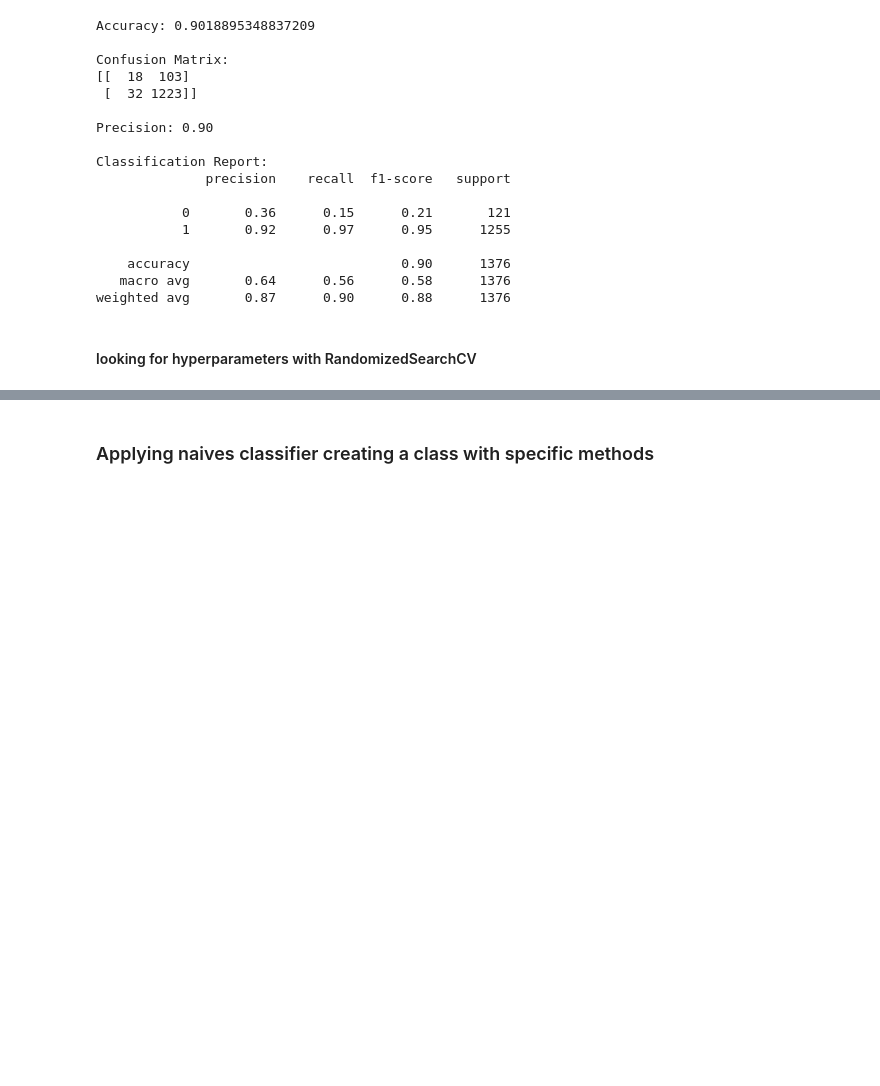
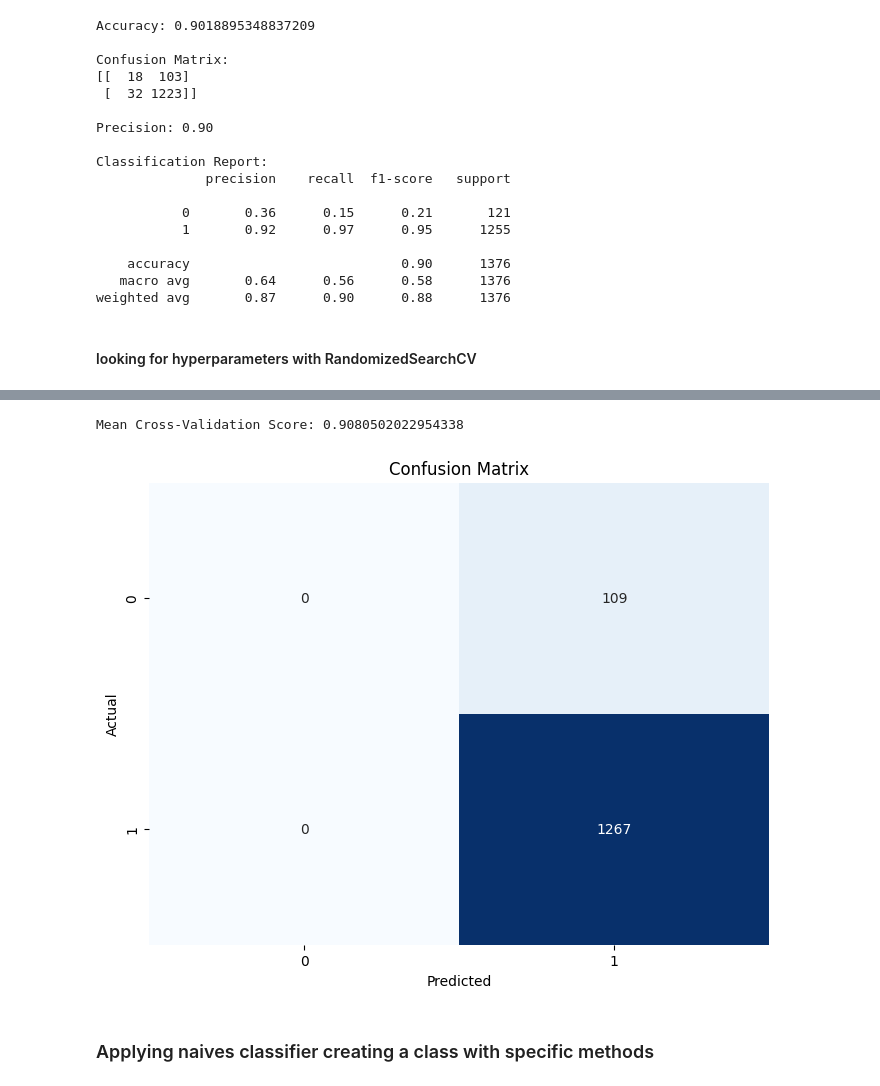
Before and after one commit to FernandoDataAnalitycs/second_CA, a Jupyter notebook: project_assigment.ipynb, the cells around one changed output, grey strips where cells are left out. Cells and saved outputs as stored; diff of their text form; code cells hidden in the pictures; blank space fills up the shorter version.

```diff
--- a/project_assigment.ipynb
+++ b/project_assigment.ipynb
@@ -497,3 +540,14 @@ weighted avg       0.83      0.91      0.87      1376
+# %%
+# Assuming you have X_train, X_test, y_train, and y_test already defined
+svm_classifier = SVMClassifierWithCV(X_train_svc, X_test_svc, y_train_svc, y_test_svc)
+svm_classifier.train_model()
+cv_score = svm_classifier.cross_validate()
+print(f"Mean Cross-Validation Score: {cv_score}")
+
+svm_classifier.plot_confusion_matrix()
+# %% [output]
+Mean Cross-Validation Score: 0.9080502022954338
+[figure, added]
 # %% [markdown]
 ### Applying naives classifier creating a class with specific methods
 # %%
```
Also changed, not shown: parts of 75 cells of this notebook.
